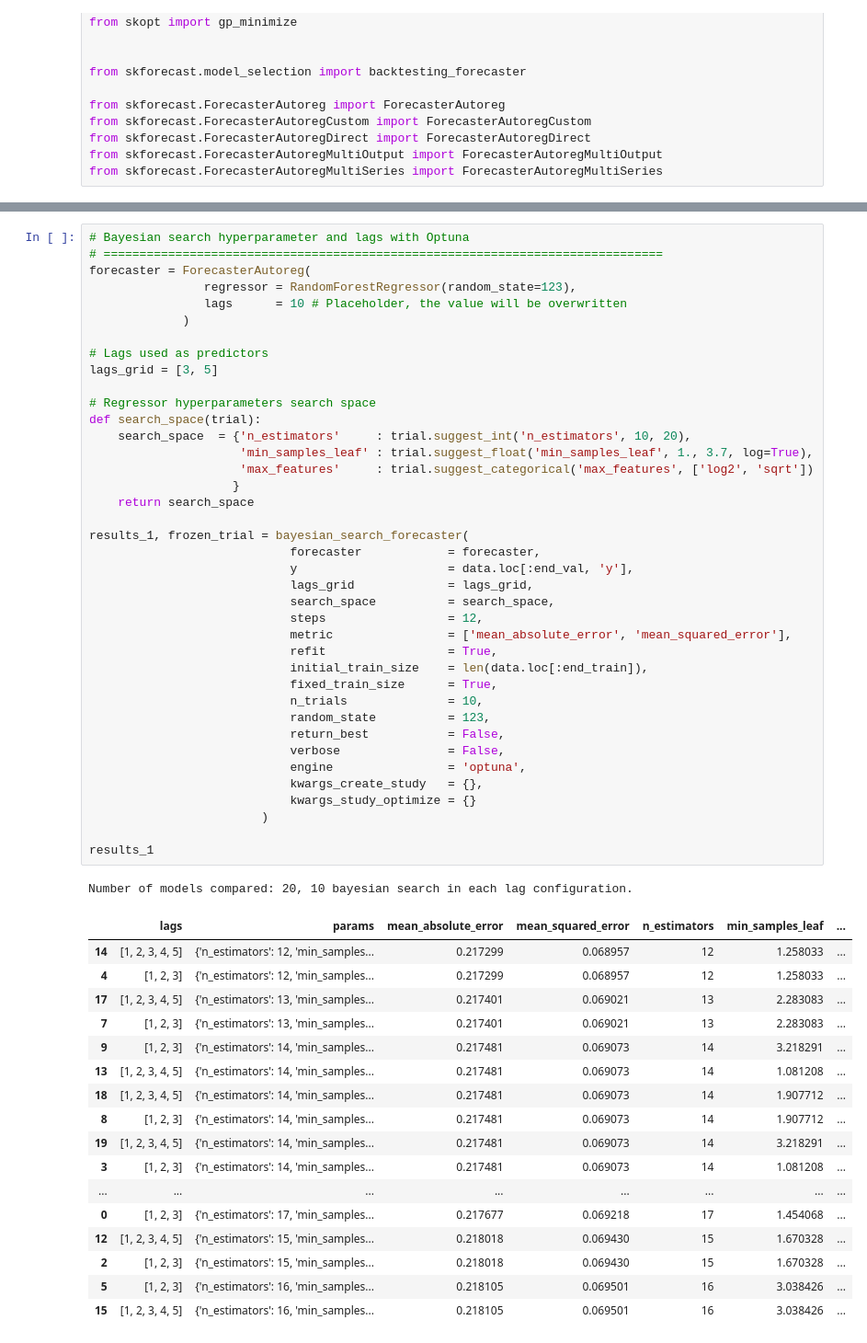
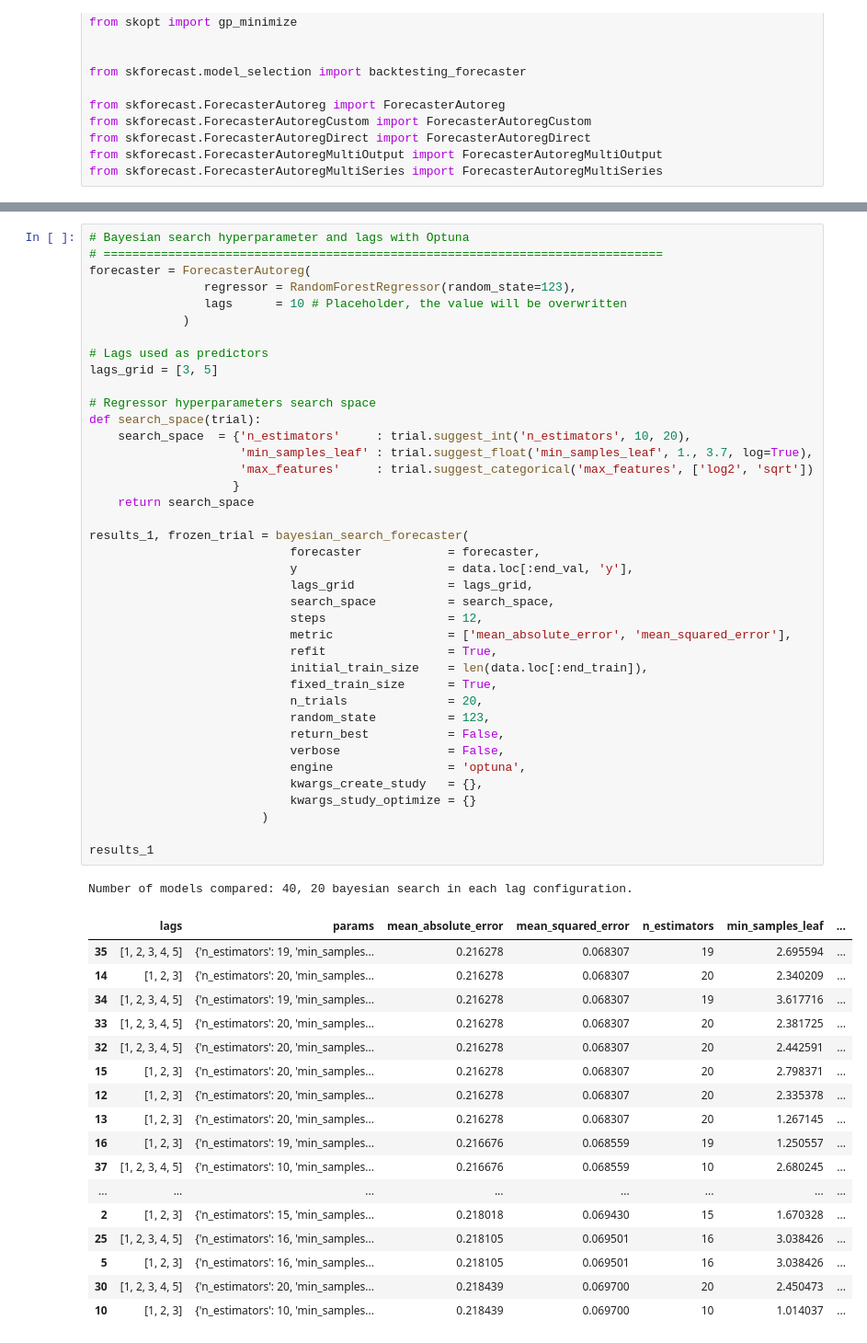
Before and after one commit to JoaquinAmatRodrigo/skforecast, a Jupyter notebook: dev/multiple_metrics_bayesian_search.ipynb, the cells around one changed output, grey strips where cells are left out. Shown: that part at 92% size. Saved outputs shown, nothing was run; the diff lists cells and outputs as text.

```diff
--- a/dev/multiple_metrics_bayesian_search.ipynb
+++ b/dev/multiple_metrics_bayesian_search.ipynb
@@ -513,51 +1046,51 @@ lags_grid = [3, 5]
 
 # Regressor hyperparameters search space
 def search_space(trial):
     search_space  = {'n_estimators'     : trial.suggest_int('n_estimators', 10, 20),
                      'min_samples_leaf' : trial.suggest_float('min_samples_leaf', 1., 3.7, log=True),
                      'max_features'     : trial.suggest_categorical('max_features', ['log2', 'sqrt'])
                     }
     return search_space
 
 results_1, frozen_trial = bayesian_search_forecaster(
                             forecaster            = forecaster,
                             y                     = data.loc[:end_val, 'y'],
                             lags_grid             = lags_grid,
                             search_space          = search_space,
                             steps                 = 12,
                             metric                = ['mean_absolute_error', 'mean_squared_error'],
                             refit                 = True,
                             initial_train_size    = len(data.loc[:end_train]),
                             fixed_train_size      = True,
-                            n_trials              = 10,
+                            n_trials              = 20,
                             random_state          = 123,
                             return_best           = False,
                             verbose               = False,
                             engine                = 'optuna',
                             kwargs_create_study   = {},
                             kwargs_study_optimize = {}
                         )
 
 results_1
 # %% [output]
-Number of models compared: 20, 10 bayesian search in each lag configuration.
+Number of models compared: 40, 20 bayesian search in each lag configuration.
 |  | lags | params | mean_absolute_error | mean_squared_error | n_estimators | min_samples_leaf | ... |
-| 14 | [1, 2, 3, 4, 5] | {'n_estimators': 12, 'min_samples... | 0.217299 | 0.068957 | 12 | 1.258033 | ... |
-| 4 | [1, 2, 3] | {'n_estimators': 12, 'min_samples... | 0.217299 | 0.068957 | 12 | 1.258033 | ... |
-| 17 | [1, 2, 3, 4, 5] | {'n_estimators': 13, 'min_samples... | 0.217401 | 0.069021 | 13 | 2.283083 | ... |
-| 7 | [1, 2, 3] | {'n_estimators': 13, 'min_samples... | 0.217401 | 0.069021 | 13 | 2.283083 | ... |
-| 9 | [1, 2, 3] | {'n_estimators': 14, 'min_samples... | 0.217481 | 0.069073 | 14 | 3.218291 | ... |
-| 13 | [1, 2, 3, 4, 5] | {'n_estimators': 14, 'min_samples... | 0.217481 | 0.069073 | 14 | 1.081208 | ... |
-| 18 | [1, 2, 3, 4, 5] | {'n_estimators': 14, 'min_samples... | 0.217481 | 0.069073 | 14 | 1.907712 | ... |
-| 8 | [1, 2, 3] | {'n_estimators': 14, 'min_samples... | 0.217481 | 0.069073 | 14 | 1.907712 | ... |
-| 19 | [1, 2, 3, 4, 5] | {'n_estimators': 14, 'min_samples... | 0.217481 | 0.069073 | 14 | 3.218291 | ... |
-| 3 | [1, 2, 3] | {'n_estimators': 14, 'min_samples... | 0.217481 | 0.069073 | 14 | 1.081208 | ... |
+| 35 | [1, 2, 3, 4, 5] | {'n_estimators': 19, 'min_samples... | 0.216278 | 0.068307 | 19 | 2.695594 | ... |
+| 14 | [1, 2, 3] | {'n_estimators': 20, 'min_samples... | 0.216278 | 0.068307 | 20 | 2.340209 | ... |
+| 34 | [1, 2, 3, 4, 5] | {'n_estimators': 19, 'min_samples... | 0.216278 | 0.068307 | 19 | 3.617716 | ... |
+| 33 | [1, 2, 3, 4, 5] | {'n_estimators': 20, 'min_samples... | 0.216278 | 0.068307 | 20 | 2.381725 | ... |
+| 32 | [1, 2, 3, 4, 5] | {'n_estimators': 20, 'min_samples... | 0.216278 | 0.068307 | 20 | 2.442591 | ... |
+| 15 | [1, 2, 3] | {'n_estimators': 20, 'min_samples... | 0.216278 | 0.068307 | 20 | 2.798371 | ... |
+| 12 | [1, 2, 3] | {'n_estimators': 20, 'min_samples... | 0.216278 | 0.068307 | 20 | 2.335378 | ... |
+| 13 | [1, 2, 3] | {'n_estimators': 20, 'min_samples... | 0.216278 | 0.068307 | 20 | 1.267145 | ... |
+| 16 | [1, 2, 3] | {'n_estimators': 19, 'min_samples... | 0.216676 | 0.068559 | 19 | 1.250557 | ... |
+| 37 | [1, 2, 3, 4, 5] | {'n_estimators': 10, 'min_samples... | 0.216676 | 0.068559 | 10 | 2.680245 | ... |
 | ... | ... | ... | ... | ... | ... | ... | ... |
-| 0 | [1, 2, 3] | {'n_estimators': 17, 'min_samples... | 0.217677 | 0.069218 | 17 | 1.454068 | ... |
-| 12 | [1, 2, 3, 4, 5] | {'n_estimators': 15, 'min_samples... | 0.218018 | 0.069430 | 15 | 1.670328 | ... |
 | 2 | [1, 2, 3] | {'n_estimators': 15, 'min_samples... | 0.218018 | 0.069430 | 15 | 1.670328 | ... |
+| 25 | [1, 2, 3, 4, 5] | {'n_estimators': 16, 'min_samples... | 0.218105 | 0.069501 | 16 | 3.038426 | ... |
 | 5 | [1, 2, 3] | {'n_estimators': 16, 'min_samples... | 0.218105 | 0.069501 | 16 | 3.038426 | ... |
-| 15 | [1, 2, 3, 4, 5] | {'n_estimators': 16, 'min_samples... | 0.218105 | 0.069501 | 16 | 3.038426 | ... |
+| 30 | [1, 2, 3, 4, 5] | {'n_estimators': 20, 'min_samples... | 0.218439 | 0.069700 | 20 | 2.450473 | ... |
+| 10 | [1, 2, 3] | {'n_estimators': 10, 'min_samples... | 0.218439 | 0.069700 | 10 | 1.014037 | ... |
 # %%
 # Bayesian search hyperparameter and lags with Optuna
 # ==============================================================================
```
Also changed, not shown: parts of 11 cells of this notebook.
